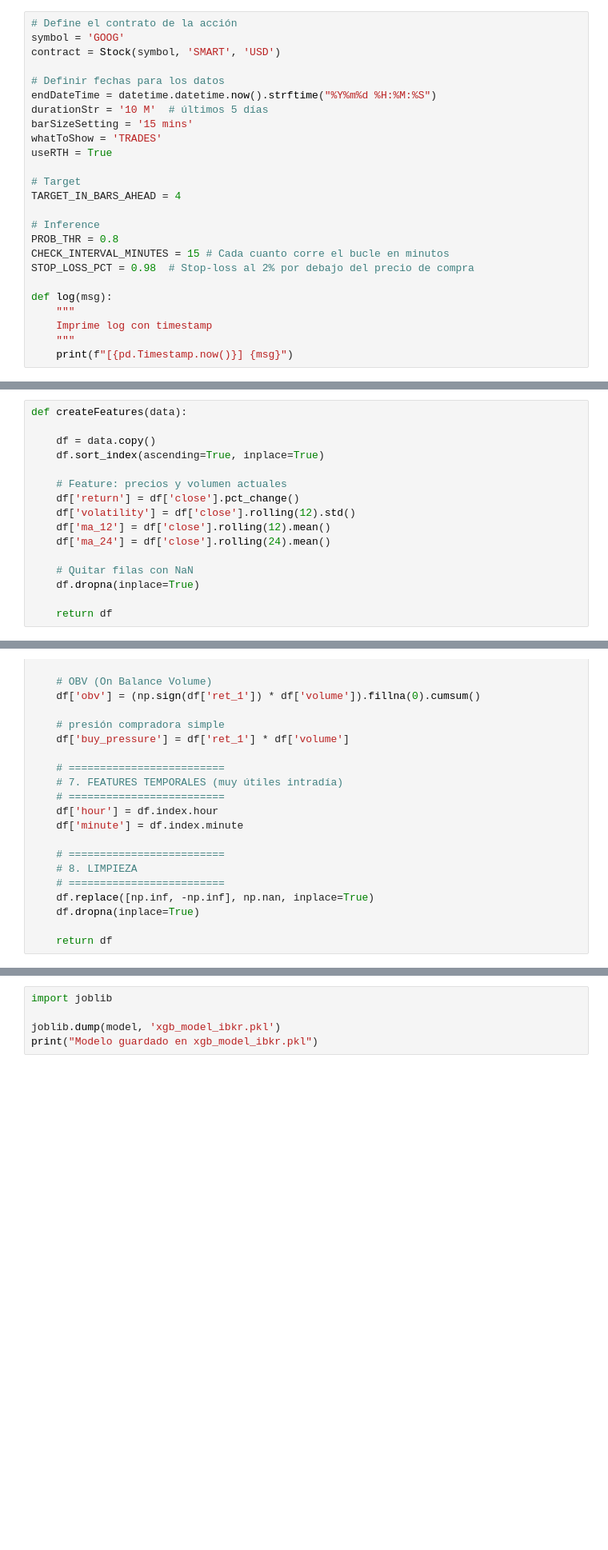
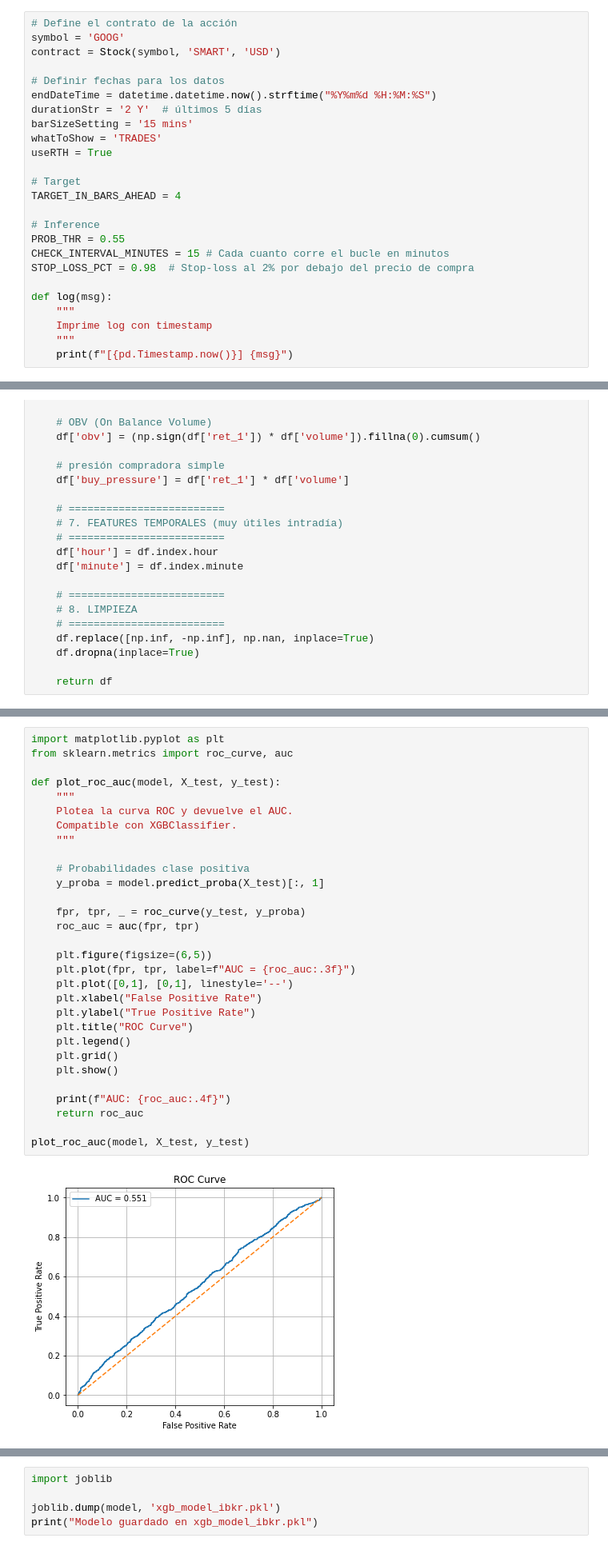
Before and after one commit to guti576/IBKR-bot, a Jupyter notebook: training.ipynb, the cells around one changed output, grey strips where cells are left out. Shown at 80% size. Cells and saved outputs as stored; diff of their text form; blank space fills up the shorter version.

```diff
--- a/training.ipynb
+++ b/training.ipynb
@@ -21,7 +26,7 @@ contract = Stock(symbol, 'SMART', 'USD')
 
 # Definir fechas para los datos
 endDateTime = datetime.datetime.now().strftime("%Y%m%d %H:%M:%S")
-durationStr = '10 M'  # últimos 5 días
+durationStr = '2 Y'  # últimos 5 días
 barSizeSetting = '15 mins'
 whatToShow = 'TRADES'
 useRTH = True
@@ -30,7 +35,7 @@ useRTH = True
 TARGET_IN_BARS_AHEAD = 4
 
 # Inference
-PROB_THR = 0.8
+PROB_THR = 0.55
 CHECK_INTERVAL_MINUTES = 15 # Cada cuanto corre el bucle en minutos
 STOP_LOSS_PCT = 0.98  # Stop-loss al 2% por debajo del precio de compra
 
@@ -74,19 +79,3 @@ def getBars():
     df.sort_index(inplace=True)
 
     return df
-# %%
-def createFeatures(data):
-
-    df = data.copy()
-    df.sort_index(ascending=True, inplace=True)
-
-    # Feature: precios y volumen actuales
-    df['return'] = df['close'].pct_change()
-    df['volatility'] = df['close'].rolling(12).std()
-    df['ma_12'] = df['close'].rolling(12).mean()
-    df['ma_24'] = df['close'].rolling(24).mean()
-
-    # Quitar filas con NaN
-    df.dropna(inplace=True)
-
-    return df
@@ -231,0 +229,32 @@ Accuracy test: 0.5110
+# %%
+import matplotlib.pyplot as plt
+from sklearn.metrics import roc_curve, auc
+
+def plot_roc_auc(model, X_test, y_test):
+    """
+    Plotea la curva ROC y devuelve el AUC.
+    Compatible con XGBClassifier.
+    """
+
+    # Probabilidades clase positiva
+    y_proba = model.predict_proba(X_test)[:, 1]
+
+    fpr, tpr, _ = roc_curve(y_test, y_proba)
+    roc_auc = auc(fpr, tpr)
+
+    plt.figure(figsize=(6,5))
+    plt.plot(fpr, tpr, label=f"AUC = {roc_auc:.3f}")
+    plt.plot([0,1], [0,1], linestyle='--')
+    plt.xlabel("False Positive Rate")
+    plt.ylabel("True Positive Rate")
+    plt.title("ROC Curve")
+    plt.legend()
+    plt.grid()
+    plt.show()
+
+    print(f"AUC: {roc_auc:.4f}")
+    return roc_auc
+
+plot_roc_auc(model, X_test, y_test)
+# %% [output]
+[figure, added]
```
Also changed, not shown: parts of 19 cells of this notebook.
